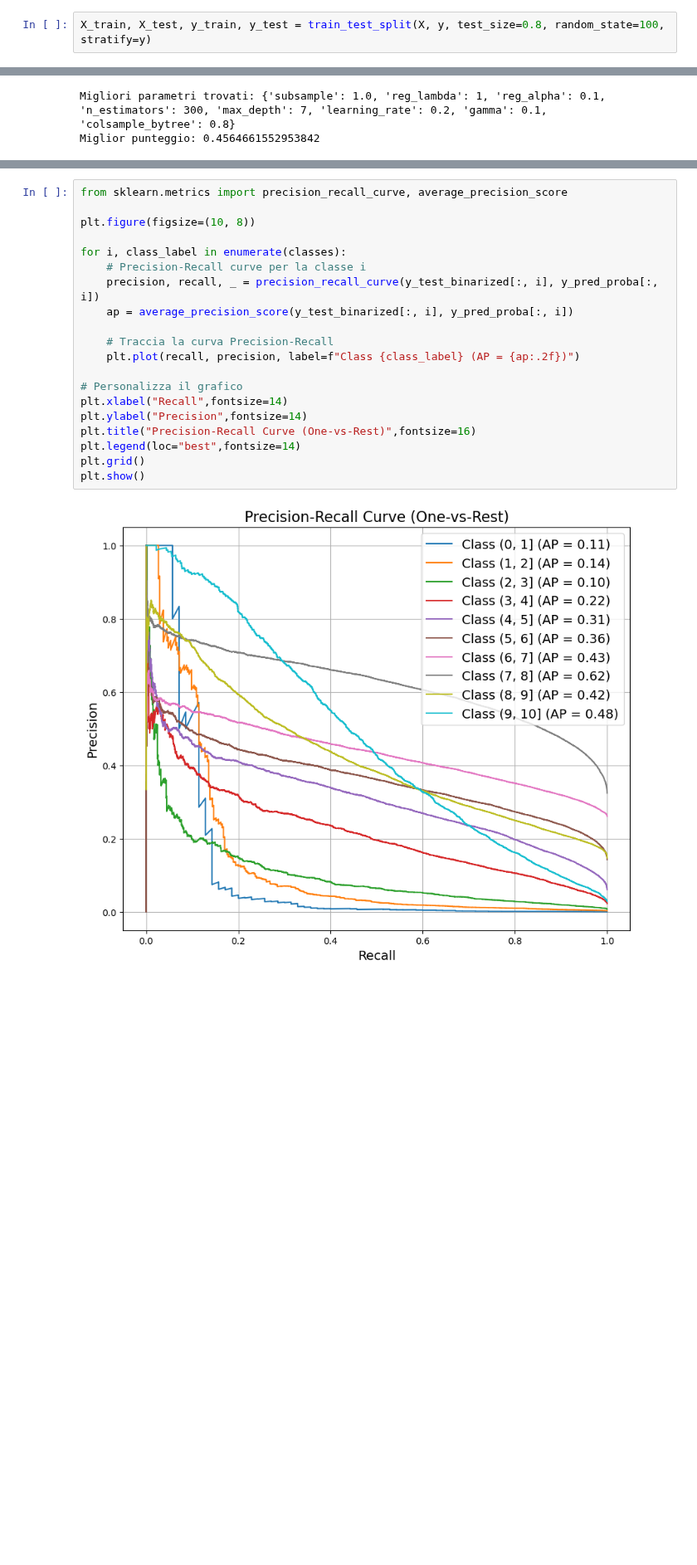
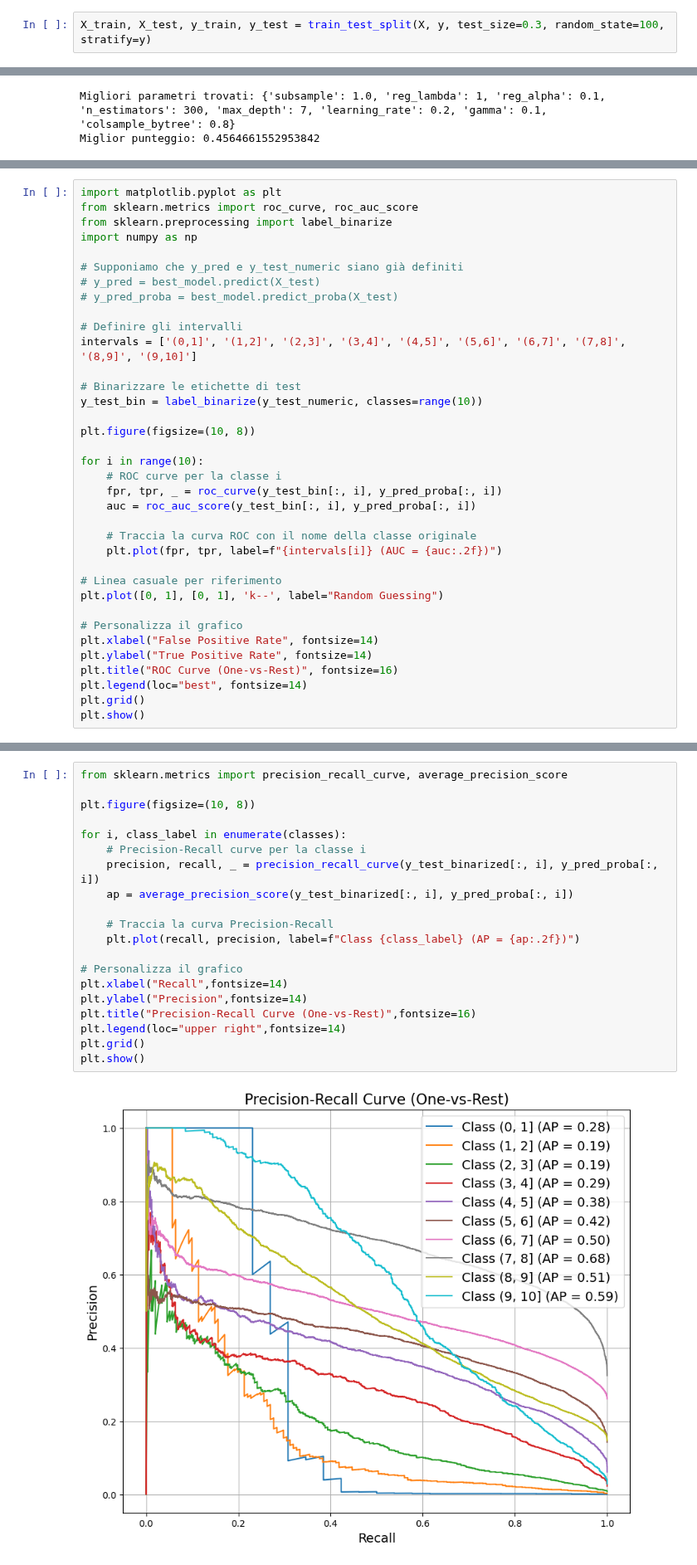
Before and after one commit to luigiascio/Data-Mining-2, a Jupyter notebook: gbm_rating.ipynb, the cells around one changed output, grey strips where cells are left out. Shown at 83% size. Cells and saved outputs as stored; diff of their text form; blank space fills up the shorter version.

```diff
--- a/gbm_rating.ipynb
+++ b/gbm_rating.ipynb
@@ -27,7 +27,7 @@ from sklearn.model_selection import train_test_split, cross_val_score
 from sklearn.metrics import accuracy_score, f1_score, classification_report
 from sklearn.metrics import roc_curve, auc, roc_auc_score
 # %%
-X_train, X_test, y_train, y_test = train_test_split(X, y, test_size=0.8, random_state=100, stratify=y)
+X_train, X_test, y_train, y_test = train_test_split(X, y, test_size=0.3, random_state=100, stratify=y)
 # %%
 from sklearn.preprocessing import StandardScaler
 # %%
@@ -254,0 +253,36 @@ plt.show()
+# %%
+import matplotlib.pyplot as plt
+from sklearn.metrics import roc_curve, roc_auc_score
+from sklearn.preprocessing import label_binarize
+import numpy as np
+
+# Supponiamo che y_pred e y_test_numeric siano già definiti
+# y_pred = best_model.predict(X_test)
+# y_pred_proba = best_model.predict_proba(X_test)
+
+# Definire gli intervalli
+intervals = ['(0,1]', '(1,2]', '(2,3]', '(3,4]', '(4,5]', '(5,6]', '(6,7]', '(7,8]', '(8,9]', '(9,10]']
+
+# Binarizzare le etichette di test
+y_test_bin = label_binarize(y_test_numeric, classes=range(10))
+
+plt.figure(figsize=(10, 8))
+
+for i in range(10):
+    # ROC curve per la classe i
+    fpr, tpr, _ = roc_curve(y_test_bin[:, i], y_pred_proba[:, i])
+    auc = roc_auc_score(y_test_bin[:, i], y_pred_proba[:, i])
+
+    # Traccia la curva ROC con il nome della classe originale
+    plt.plot(fpr, tpr, label=f"{intervals[i]} (AUC = {auc:.2f})")
+
+# Linea casuale per riferimento
+plt.plot([0, 1], [0, 1], 'k--', label="Random Guessing")
+
+# Personalizza il grafico
+plt.xlabel("False Positive Rate", fontsize=14)
+plt.ylabel("True Positive Rate", fontsize=14)
+plt.title("ROC Curve (One-vs-Rest)", fontsize=16)
+plt.legend(loc="best", fontsize=14)
+plt.grid()
+plt.show()
@@ -261,22 +297,22 @@ roc_auc_score(y_test_binarized, y_pred_proba, multi_class="ovr", average="macro"
 # %%
 from sklearn.metrics import precision_recall_curve, average_precision_score
 
 plt.figure(figsize=(10, 8))
 
 for i, class_label in enumerate(classes):
     # Precision-Recall curve per la classe i
     precision, recall, _ = precision_recall_curve(y_test_binarized[:, i], y_pred_proba[:, i])
     ap = average_precision_score(y_test_binarized[:, i], y_pred_proba[:, i])
 
     # Traccia la curva Precision-Recall
     plt.plot(recall, precision, label=f"Class {class_label} (AP = {ap:.2f})")
 
 # Personalizza il grafico
 plt.xlabel("Recall",fontsize=14)
 plt.ylabel("Precision",fontsize=14)
 plt.title("Precision-Recall Curve (One-vs-Rest)",fontsize=16)
-plt.legend(loc="best",fontsize=14)
+plt.legend(loc="upper right",fontsize=14)
 plt.grid()
 plt.show()
 # %% [output]
-[figure, old version]
+[figure, new version]
```
Also changed, not shown: parts of 6 cells of this notebook, 5 other files.
